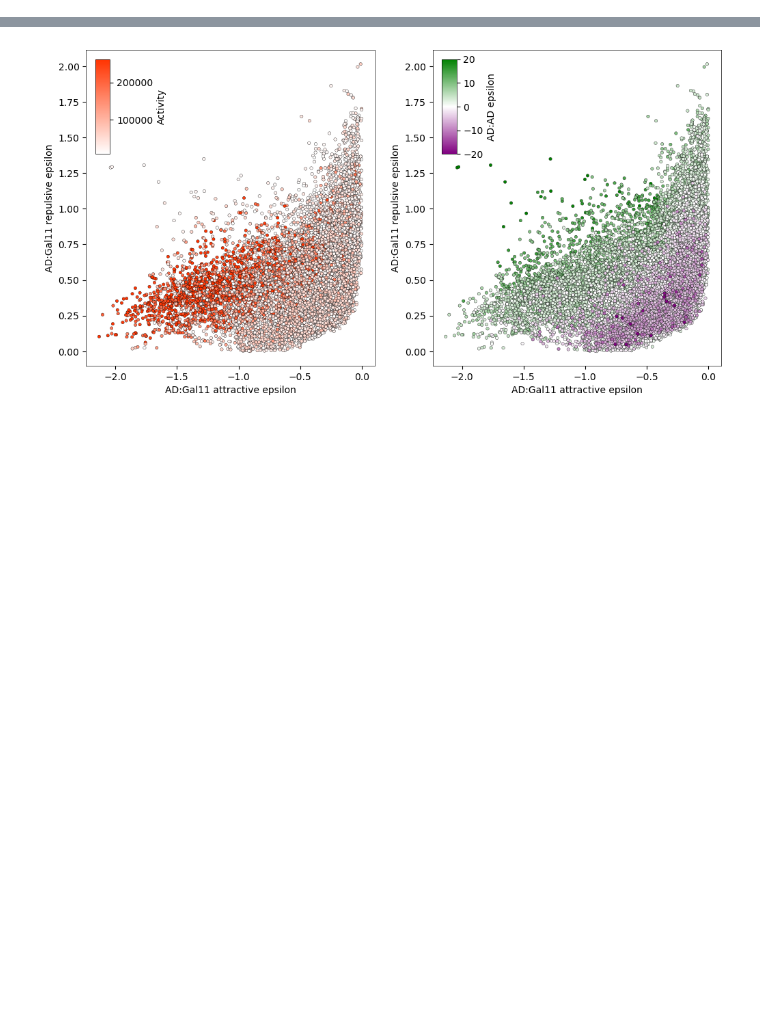
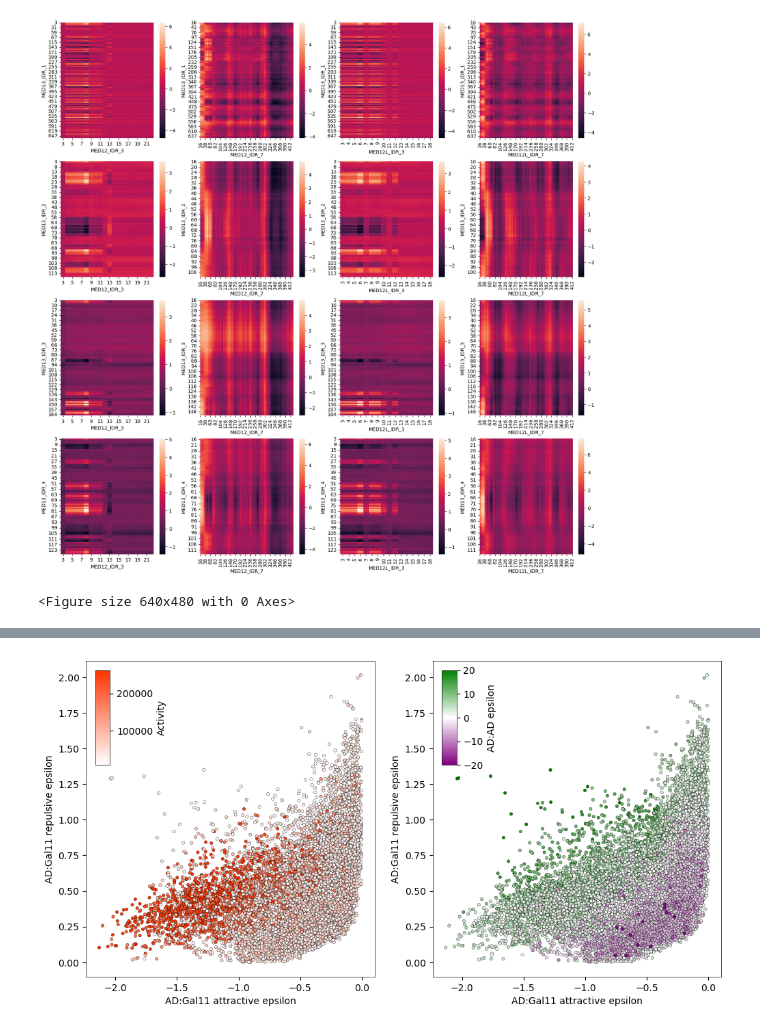
Before and after one commit to kinseylong/StallerRotation, a Jupyter notebook: finches_IDRs/finches.ipynb, the cells around one changed output, grey strips where cells are left out. Saved outputs shown, nothing was run; the diff lists cells and outputs as text; code cells hidden in the pictures; blank space fills up the shorter version.

```diff
--- a/finches_IDRs/finches.ipynb
+++ b/finches_IDRs/finches.ipynb
@@ -138,0 +70,3 @@ seq_data["gal11_epsilon"] = total_epsilons
+# %%
+MED12_MED12L_IDRs = pd.concat([MED12_IDRs.loc[["MED12_IDR_3", "MED12_IDR_7"]], MED12L_IDRs.loc[["MED12L_IDR_3", "MED12L_IDR_7"]]])
+MED12_MED12L_IDRs
@@ -138,0 +80,5 @@ seq_data["gal11_epsilon"] = total_epsilons
+# %%
+MED13_disorderobj = metapredict.predict_disorder_domains(str(MED13))
+MED13_disordered_seqs = MED13_disorderobj.disordered_domains
+MED13_IDRs = pd.DataFrame(index = ["MED13_IDR_{}".format(x) for x in np.arange(1, len(MED13_disordered_seqs) + 1)], data = {"Sequence": MED13_disordered_seqs})
+MED13_IDRs
@@ -138,0 +91,27 @@ seq_data["gal11_epsilon"] = total_epsilons
+# %%
+def makeplots(IDR_df1, IDR_df2, savefig_dir):
+    fig, ax = plt.subplots(len(IDR_df1), len(IDR_df2), figsize=(20,20))
+
+    for i in range(len(IDR_df1)):
+        seqname1 = IDR_df1.index.to_list()[i]
+        seq1 = IDR_df1["Sequence"][i]
+        for j in range(len(IDR_df2)):
+            seqname2 = IDR_df2.index.to_list()[j]
+            seq2 = IDR_df2["Sequence"][j]
+            if min(len(seq1), len(seq2)) < 31:
+                windowsizevar = 5
+            else:
+                windowsizevar = 31
+
+
+            values, seq1index, seq2index = mf.intermolecular_idr_matrix(seq1, seq2, window_size=windowsizevar)[0]
+            sns.heatmap(pd.DataFrame(index=seq1index, columns=seq2index, data=values).T, ax=ax[j][i])
+            ax[j][i].set_xlabel(seqname1)
+            ax[j][i].set_ylabel(seqname2)
+    plt.show()
+    plt.savefig(savefig_dir, bbox_inches="tight")
+# %%
+makeplots(MED12_MED12L_IDRs, MED13_IDRs, "figures/MED12_12L_vs_MED13_IDRs.png")
+# %% [output]
+[figure, added]
+<Figure size 640x480 with 0 Axes>
```
Also changed, not shown: parts of 17 cells of this notebook, 1 other file.
